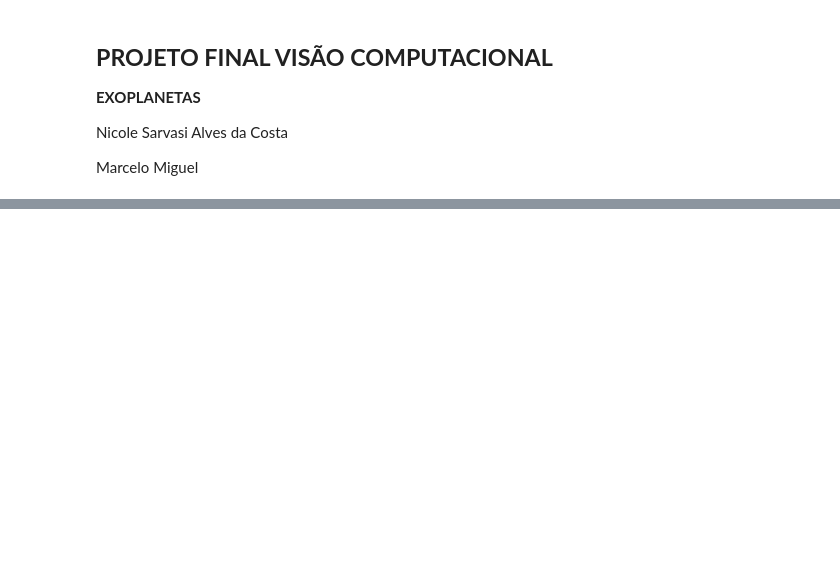
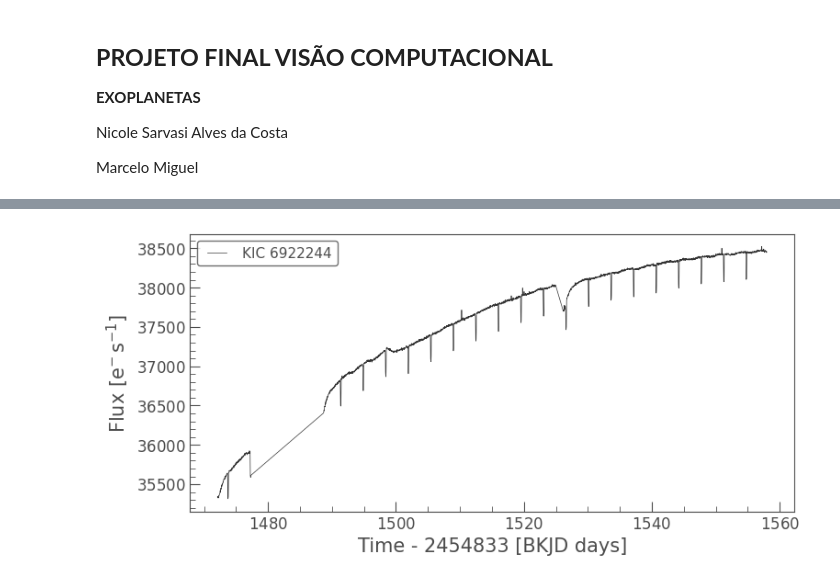
Before and after one commit to nicolecosta/exoplanetas, a Jupyter notebook: exoplanetas.ipynb, the cells around one changed output, grey strips where cells are left out. Cells and saved outputs as stored; diff of their text form; code cells hidden in the pictures; blank space fills up the shorter version.

```diff
--- a/exoplanetas.ipynb
+++ b/exoplanetas.ipynb
@@ -34,0 +50,5 @@ pixelfile.plot(frame=1);
+# %%
+uncorrected_lc = pixelfile.to_lightcurve(aperture_mask=aper)
+uncorrected_lc.plot();
+# %% [output]
+[figure, added]
```
Also changed, not shown: parts of 11 cells of this notebook.
